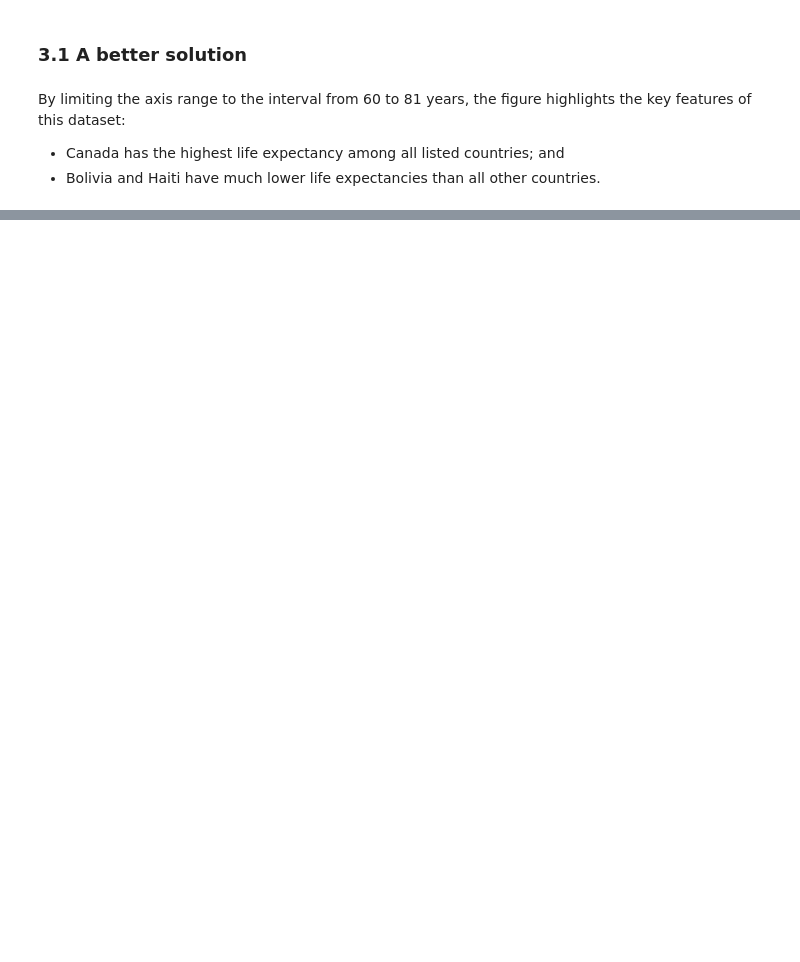
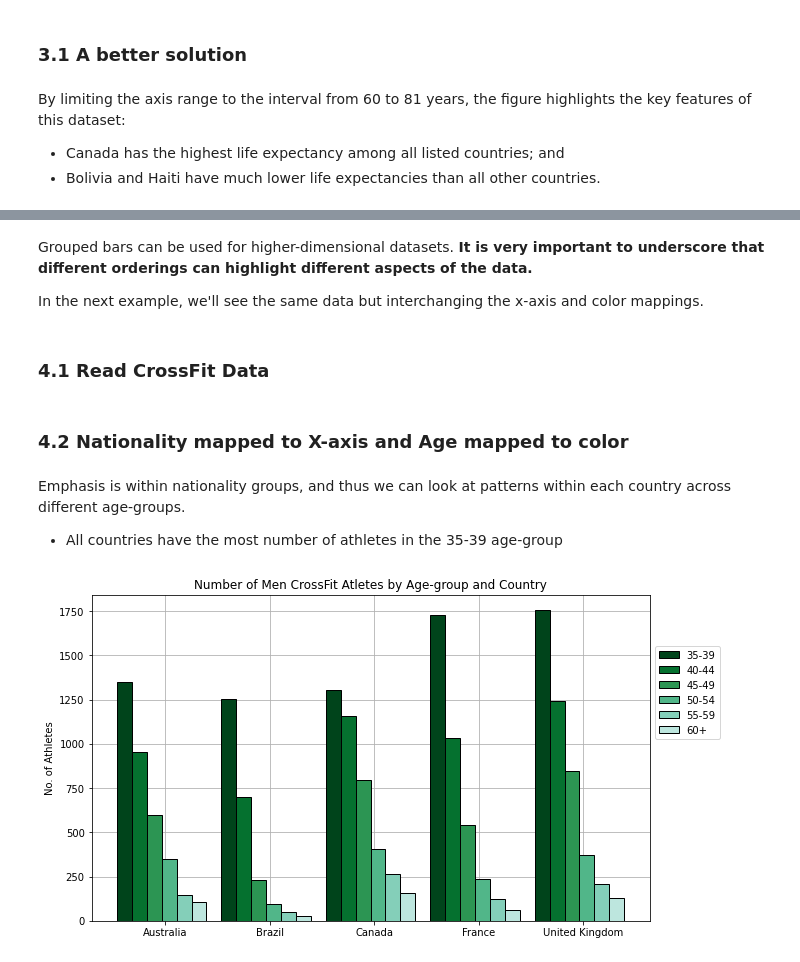
Before and after one commit to LorenzoPeve/Data-Viz, a Jupyter notebook: 02_Visualizing_Amounts/visualizing_amounts.ipynb, the cells around one changed output, grey strips where cells are left out. Cells and saved outputs as stored; diff of their text form; code cells hidden in the pictures; blank space fills up the shorter version.

Commit message:
Added grouped bars and stacked bars

```diff
--- a/02_Visualizing_Amounts/visualizing_amounts.ipynb
+++ b/02_Visualizing_Amounts/visualizing_amounts.ipynb
@@ -322,0 +244,59 @@ f.x
+# %% [markdown]
+Grouped bars can be used for higher-dimensional datasets. **It is very important to underscore that different orderings can highlight different aspects of the data.**
+
+In the next example, we'll see the same data but interchanging the x-axis and color mappings.
+# %% [markdown]
+### 4.1 Read CrossFit Data
+# %%
+# Read Crossfit Data and extract the rows corresponding to the 5 countries with the most athletes
+df = pd.read_csv('2020_opens_athletes.csv', low_memory=False)
+grp = df.groupby('countryoforiginname')
+df_size = grp.size().sort_values(ascending = False)[1:6]
+filt = (df['countryoforiginname'].isin(df_size.index)) & (df['gender'] == 'M')
+
+# Get counts by gender and country
+grp = df.loc[filt].groupby(['countryoforiginname', 'division'])
+df_grp = grp.size()
+
+# Get Categorical Variables
+countries = list(df_grp.index.get_level_values(0).unique())
+age_groups = list(df_grp.index.get_level_values(1).unique())
+age_groups.remove('Men') # Remove Open Category
+# %% [markdown]
+### 4.2 Nationality mapped to X-axis and Age mapped to color
+# %% [markdown]
+Emphasis is within nationality groups, and thus we can look at patterns within each country across different age-groups.
+- All countries have the most number of athletes in the 35-39 age-group
+# %%
+bar_width = 0.5
+fig, ax = plt.subplots(figsize = (10, 6))
+
+# Offset to position bars for each country
+offset = np.arange(-bar_width*2.75, bar_width*2.75, bar_width)
+
+# Get discrete colors from colormap
+colors = plt.get_cmap('BuGn')(np.linspace(0,1, num = 8))[::-1]
+
+# Position along x-axis
+x = np.arange(1, 16, 3.5)
+for age, offset_i, cl_i in zip(age_groups, offset, colors):
+
+    # Get indexes [(Australia, Men (35-39), (Brazil, Men (35-39))
+    indices = list(product(countries, [age])) # All countries for that age
+
+    yArr = df_grp.loc[indices].values
+    position = x + offset_i
+    ax.bar(position, yArr, width = bar_width, label = age.replace("Men (", "").replace(")", ""),
+           edgecolor='black', facecolor = cl_i)
+
+# Graph Aesthetics
+ax.set_xticks(x)
+ax.set_xticklabels(countries)
+ax.legend(loc='center left', bbox_to_anchor=(1, 0.7));
+ax.grid()
+ax.set_axisbelow(True)
+ax.set_ylabel('No. of Athletes')
+ax.set_title('Number of Men CrossFit Atletes by Age-group and Country')
+plt.show()
+# %% [output]
+[figure, added]
```
Also changed, not shown: parts of 31 cells of this notebook.
